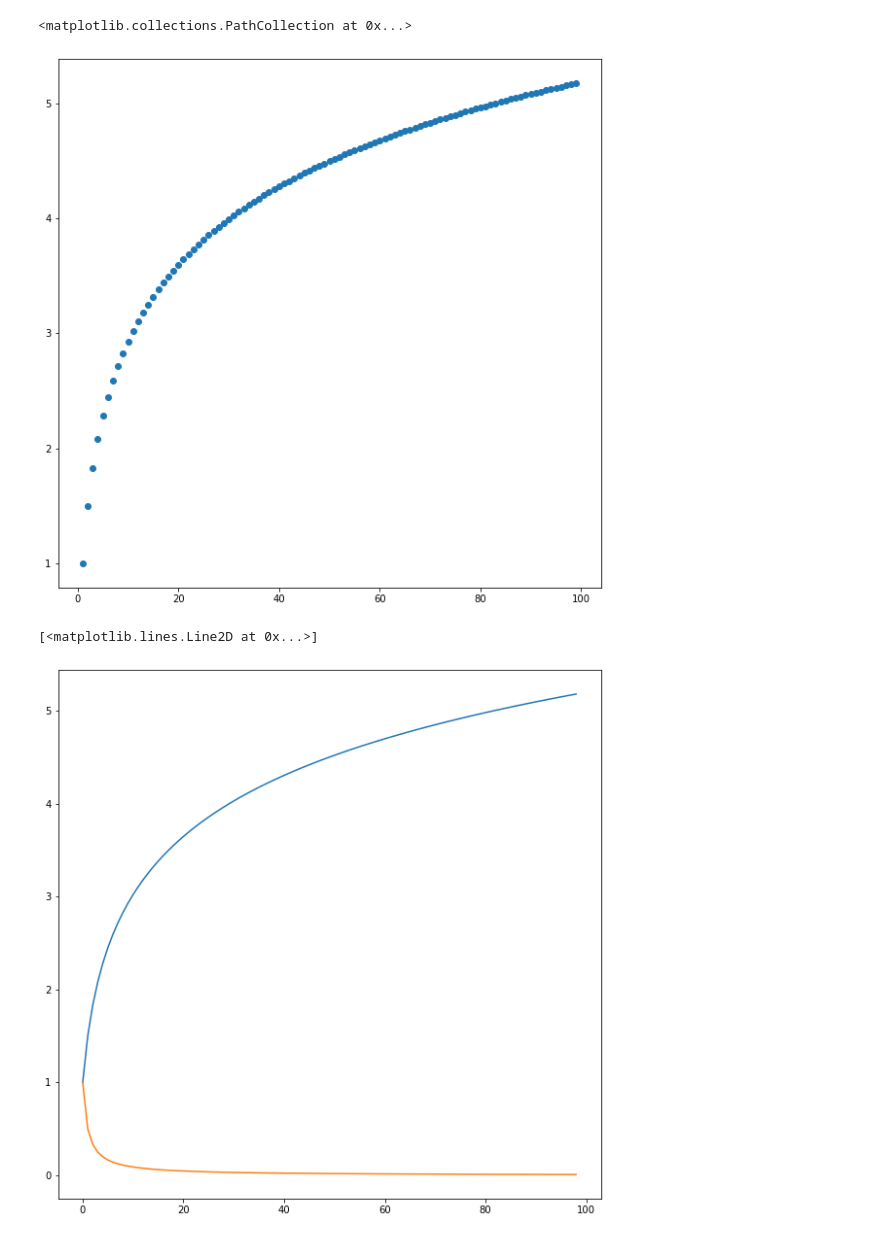
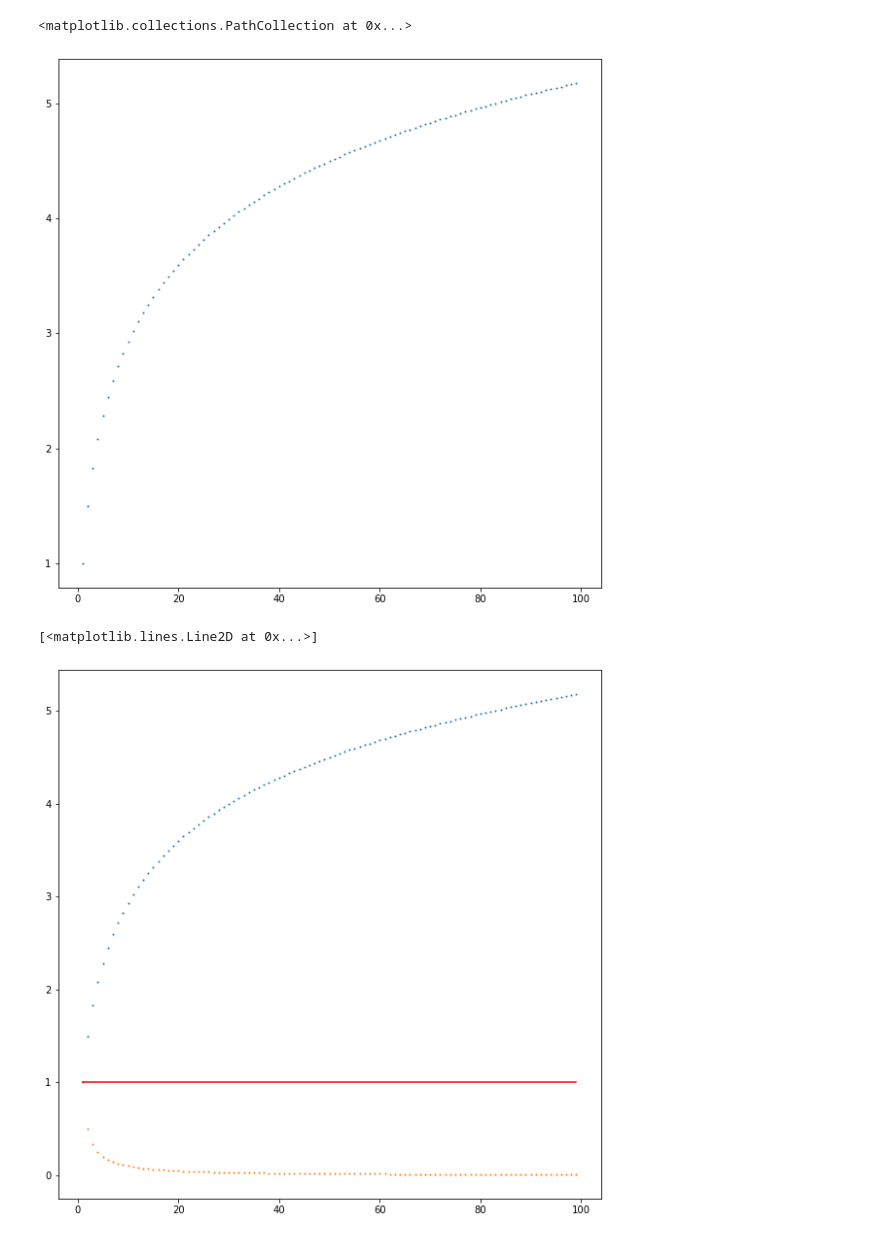
Before and after one commit to stephenfitzsimon/matplotlib_personalprojects, a Jupyter notebook: harmonic_sum_graphing.ipynb, the cells around one changed output. Saved outputs shown, nothing was run; the diff lists cells and outputs as text; code cells hidden in the pictures.

Commit message:
added more graphs to harmonic

```diff
--- a/harmonic_sum_graphing.ipynb
+++ b/harmonic_sum_graphing.ipynb
@@ -13,23 +19,25 @@ up_to_n = 100
 # %%
 #plot the partial sums
 plt.figure(figsize=(10,10))
 
 x = range(1,up_to_n)
 y = [harmonic_sum(n) for n in x]
 
-plt.scatter(x,y)
+plt.scatter(x,y,s=1)
 # %% [output]
 <matplotlib.collections.PathCollection at 0x...>
-[figure, old version]
+[figure, new version]
 # %%
-#plot the summands next to the cumulative sum
+#plot the summands next to the cumulative sum, and the line y=1 for comparison
 plt.figure(figsize=(10,10))
 
 x = range(1,up_to_n)
 y1 = [1/x for x in x]
+line = [1 for x in x]
 
-plt.plot(y)
-plt.plot(y1)
+plt.scatter(x, y, s=1)
+plt.scatter(x, y1, s=1)
+plt.plot(x, line, c='red')
 # %% [output]
 [<matplotlib.lines.Line2D at 0x...>]
-[figure, old version]
+[figure, new version]
```
Also changed, not shown: parts of 9 cells of this notebook.
